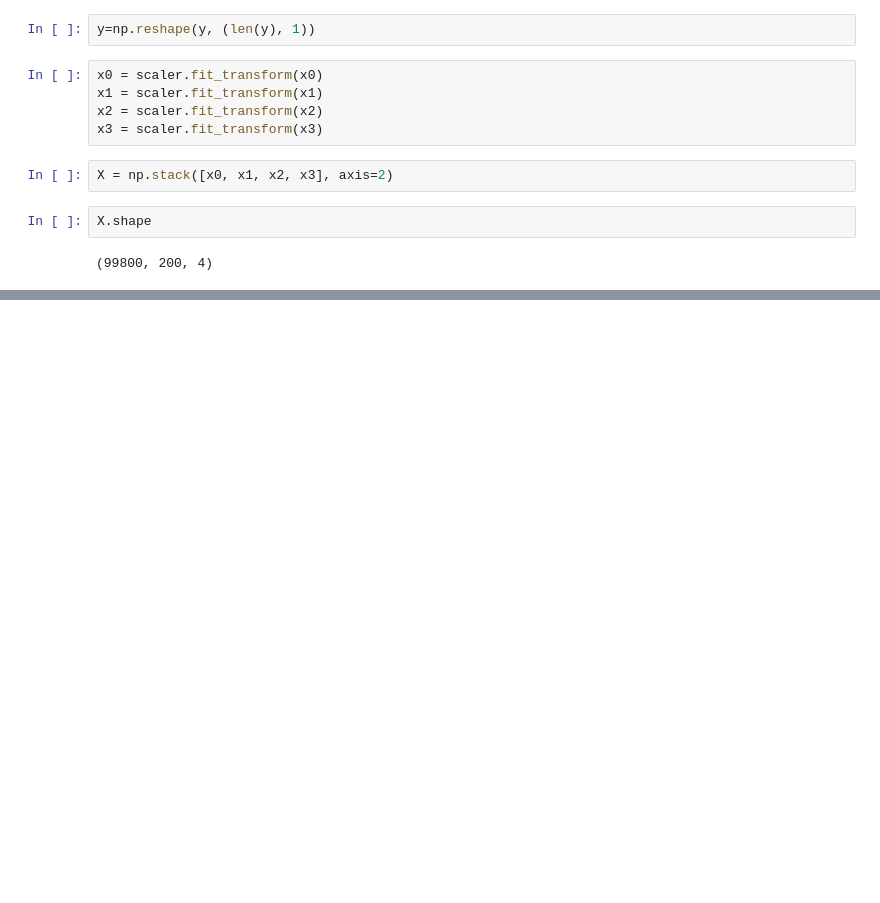
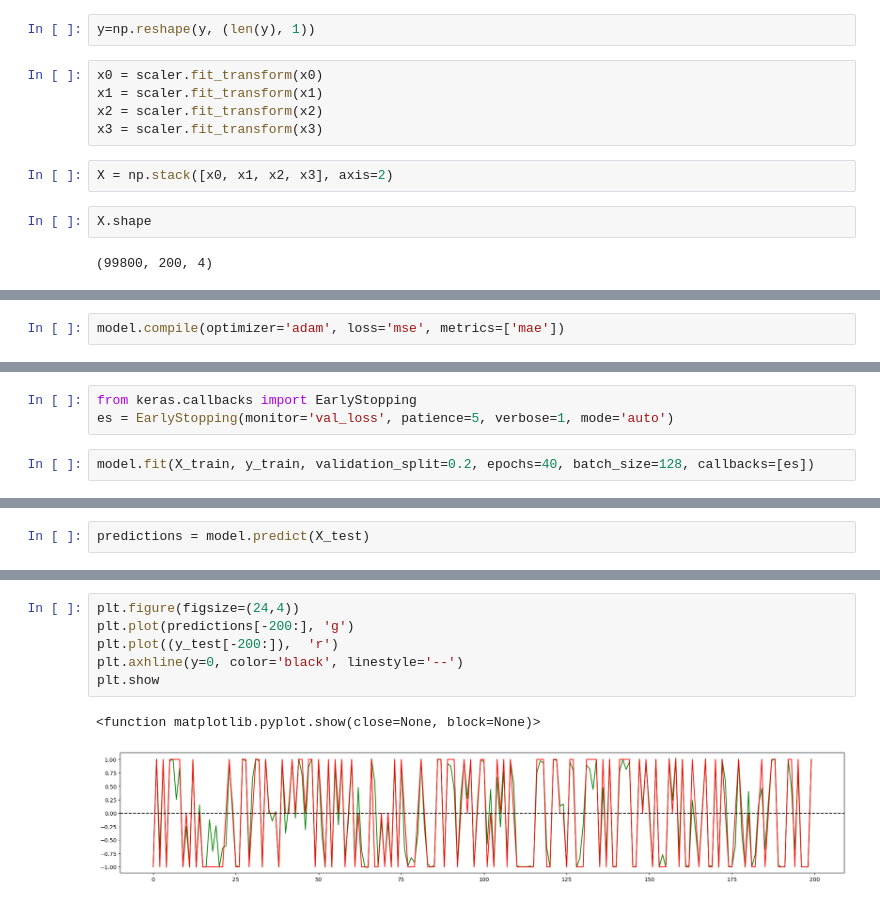
Before and after one commit to Rohan-SSS/ez_moeny, a Jupyter notebook: dmn/bot.ipynb, the cells around one changed output, grey strips where cells are left out. Cells and saved outputs as stored; diff of their text form; blank space fills up the shorter version.

```diff
--- a/dmn/bot.ipynb
+++ b/dmn/bot.ipynb
@@ -135,0 +155,2 @@ X.shape
+# %%
+model.compile(optimizer='adam', loss='mse', metrics=['mae'])
@@ -135,0 +177,5 @@ X.shape
+# %%
+from keras.callbacks import EarlyStopping
+es = EarlyStopping(monitor='val_loss', patience=5, verbose=1, mode='auto')
+# %%
+model.fit(X_train, y_train, validation_split=0.2, epochs=40, batch_size=128, callbacks=[es])
@@ -135,0 +210,2 @@ X.shape
+# %%
+predictions = model.predict(X_test)
@@ -135,0 +214,9 @@ X.shape
+# %%
+plt.figure(figsize=(24,4))
+plt.plot(predictions[-200:], 'g')
+plt.plot((y_test[-200:]),  'r')
+plt.axhline(y=0, color='black', linestyle='--')
+plt.show
+# %% [output]
+<function matplotlib.pyplot.show(close=None, block=None)>
+[figure, added]
```
Also changed, not shown: parts of 10 cells of this notebook, 2 other files.
